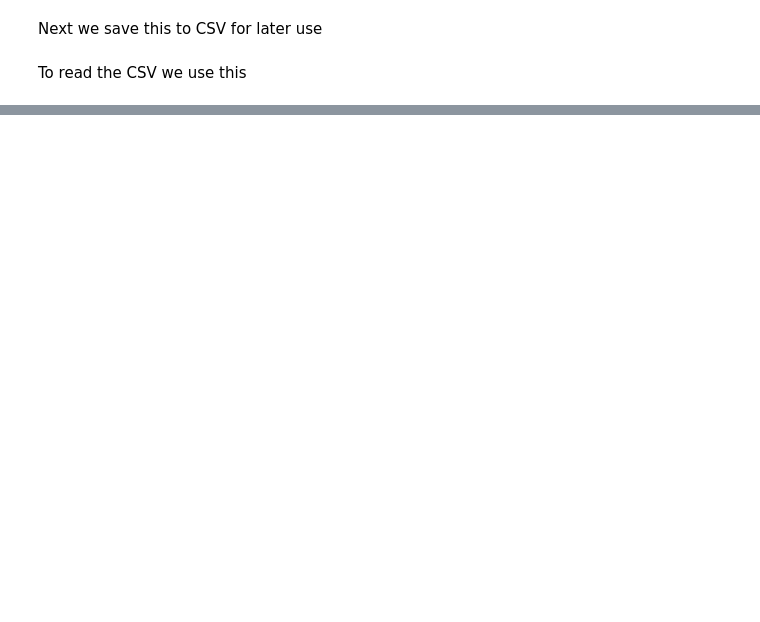
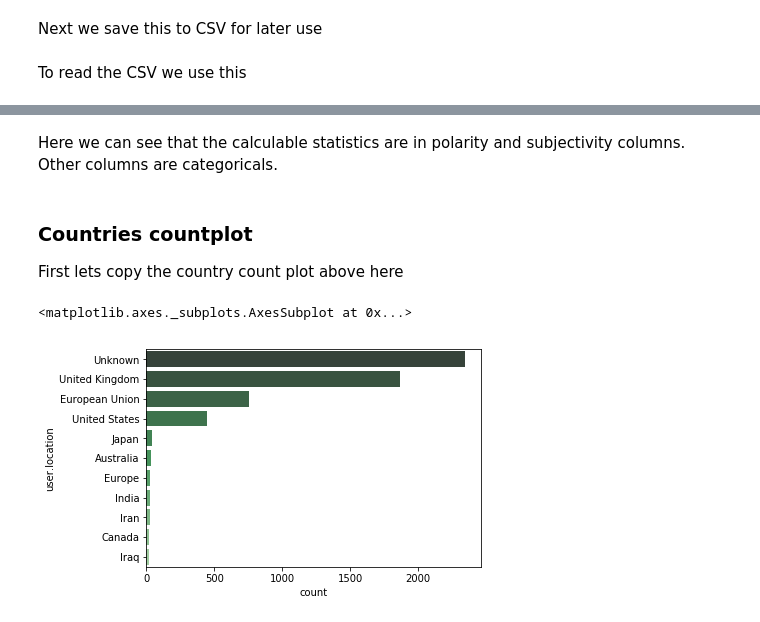
Before and after one commit to indralukmana/twitter-brexit, a Jupyter notebook: Indra/Brexit-Twitter-Indra_Lukmana.ipynb, the cells around one changed output, grey strips where cells are left out. Drawn from its saved outputs; the diff is of its cells as text; code cells hidden in the pictures; blank space fills up the shorter version.

```diff
--- a/Indra/Brexit-Twitter-Indra_Lukmana.ipynb
+++ b/Indra/Brexit-Twitter-Indra_Lukmana.ipynb
@@ -495,0 +482,2 @@ df_tweets = pd.read_csv('Brexit-Twitter-sentiment.csv', index_col=0, dtype={'id'
+# %%
+df_tweets = pd.read_csv('Brexit-Twitter-sentiment.csv', index_col=0, dtype={'id': object, 'user.id': object})
@@ -495,0 +502,17 @@ df_tweets = pd.read_csv('Brexit-Twitter-sentiment.csv', index_col=0, dtype={'id'
+# %% [markdown]
+Here we can see that the calculable statistics are in polarity and subjectivity columns. Other columns are categoricals.
+# %% [markdown]
+### Countries countplot
+First lets copy the country count plot above here
+# %%
+countries = df_tweets['user.location'].value_counts()
+countries_significant = df_tweets['user.location'].value_counts() >= 20
+countries_significant_keys = countries[countries_significant].keys()
+
+sns.countplot(y='user.location',
+              data = df_tweets[df_tweets['user.location'].isin(countries_significant_keys)],
+              order = df_tweets[df_tweets['user.location'].isin(countries_significant_keys)]['user.location'].value_counts().index,
+              palette = "Greens_d")
+# %% [output]
+<matplotlib.axes._subplots.AxesSubplot at 0x...>
+[figure, added]
```
Also changed, not shown: parts of 41 cells of this notebook, 1 other file.
